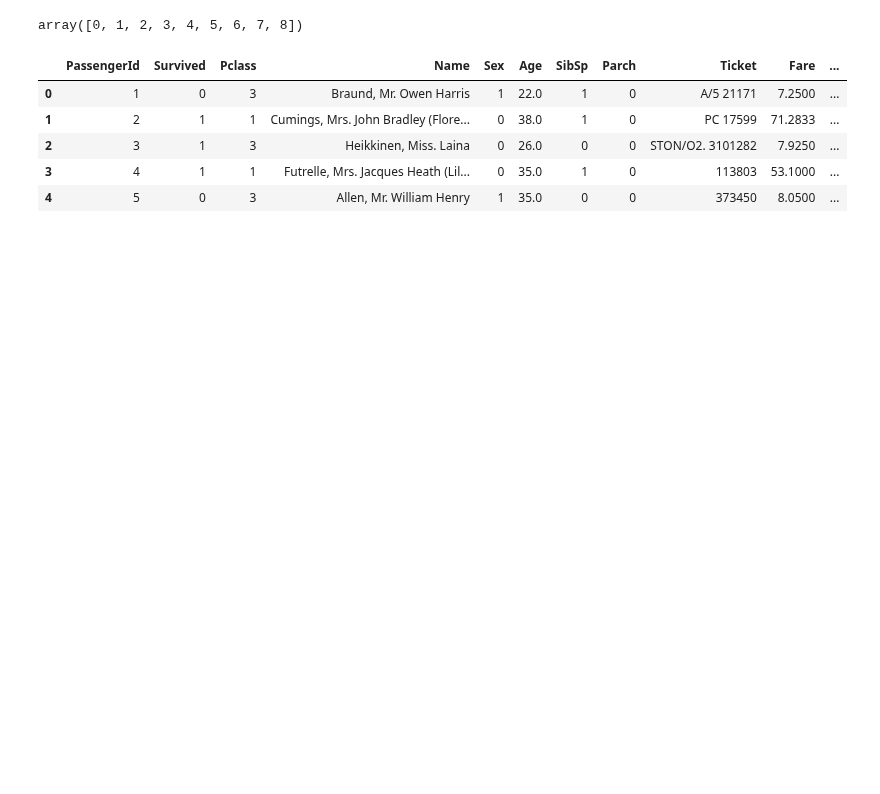
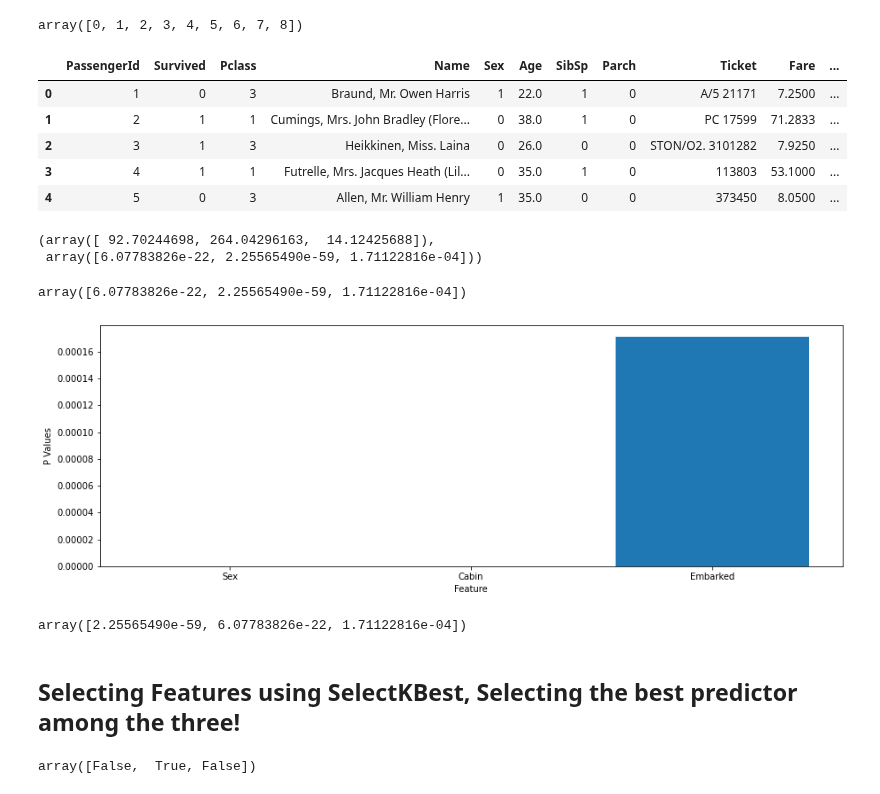
Before and after one commit to HarshitDawar55/Feature-Selection, a Jupyter notebook: Statistical-Methods/Chi-Square Test.ipynb, the cells around one changed output. Saved outputs shown, nothing was run; the diff lists cells and outputs as text; code cells hidden in the pictures; blank space fills up the shorter version.

Commit message:
Chi Square Feature Selection Completed!

```diff
--- a/Statistical-Methods/Chi-Square Test.ipynb
+++ b/Statistical-Methods/Chi-Square Test.ipynb
@@ -95,3 +95,23 @@ data.head()
 | 2 | 3 | 1 | 3 | Heikkinen, Miss. Laina | 0 | 26.0 | 0 | 0 | STON/O2. 3101282 | 7.9250 | ... |
 | 3 | 4 | 1 | 1 | Futrelle, Mrs. Jacques Heath (Lil... | 0 | 35.0 | 1 | 0 | 113803 | 53.1000 | ... |
 | 4 | 5 | 0 | 3 | Allen, Mr. William Henry | 1 | 35.0 | 0 | 0 | 373450 | 8.0500 | ... |
+# %%
+chi_score = chi2(data[["Sex", "Cabin", "Embarked"]], data.Survived)
+chi_score
+# %% [output]
+(array([ 92.70244698, 264.04296163,  14.12425688]),
+ array([6.07783826e-22, 2.25565490e-59, 1.71122816e-04]))
+# %%
+pvalues = chi_score[1]
+pvalues
+# %% [output]
+array([6.07783826e-22, 2.25565490e-59, 1.71122816e-04])
+# %%
+import matplotlib.pyplot as plt
+plt.figure(figsize = (15, 5))
+plt.bar(["Sex", "Cabin", "Embarked"], pvalues)
+plt.xlabel("Feature")
+plt.ylabel("P Values")
+plt.show()
+# %% [output]
+[figure, added]
@@ -97,0 +120,6 @@ data.head()
+# %%
+pvalues
+# %% [output]
+array([2.25565490e-59, 6.07783826e-22, 1.71122816e-04])
+# %% [markdown]
+## Selecting Features using SelectKBest, Selecting the best predictor among the three!
@@ -97,0 +128,4 @@ data.head()
+# %%
+Feature_Selector.get_support()
+# %% [output]
+array([False,  True, False])
```
Also changed, not shown: parts of 8 cells of this notebook.
